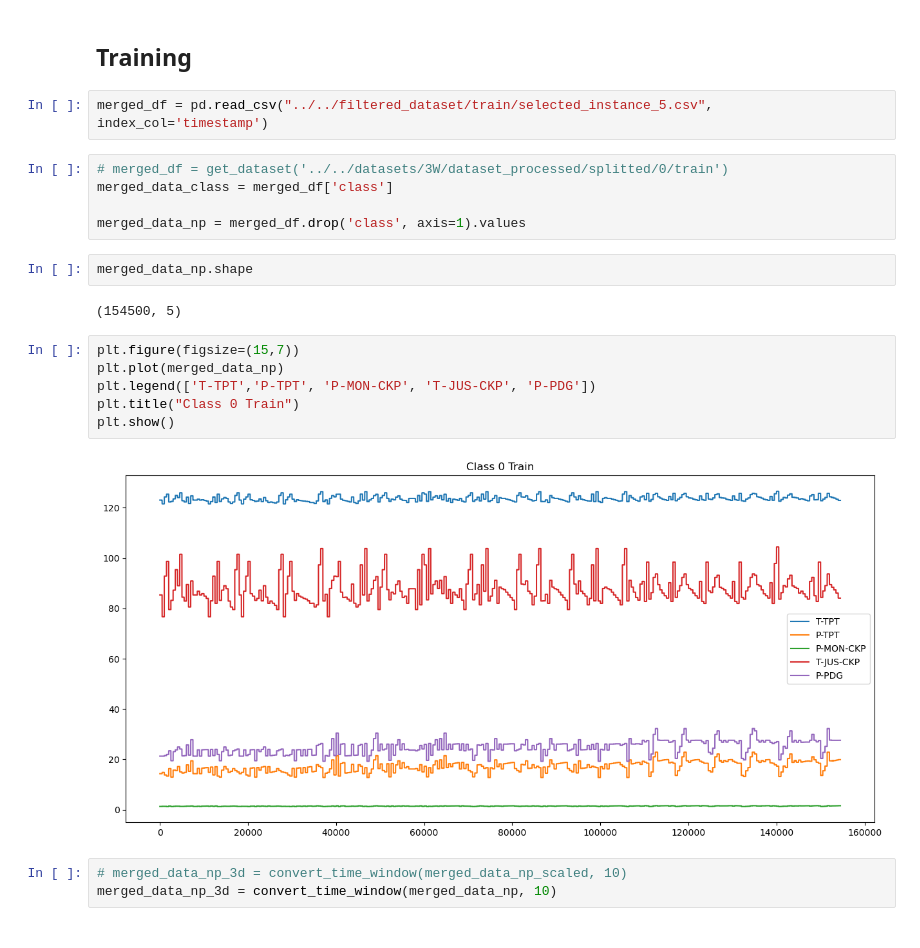
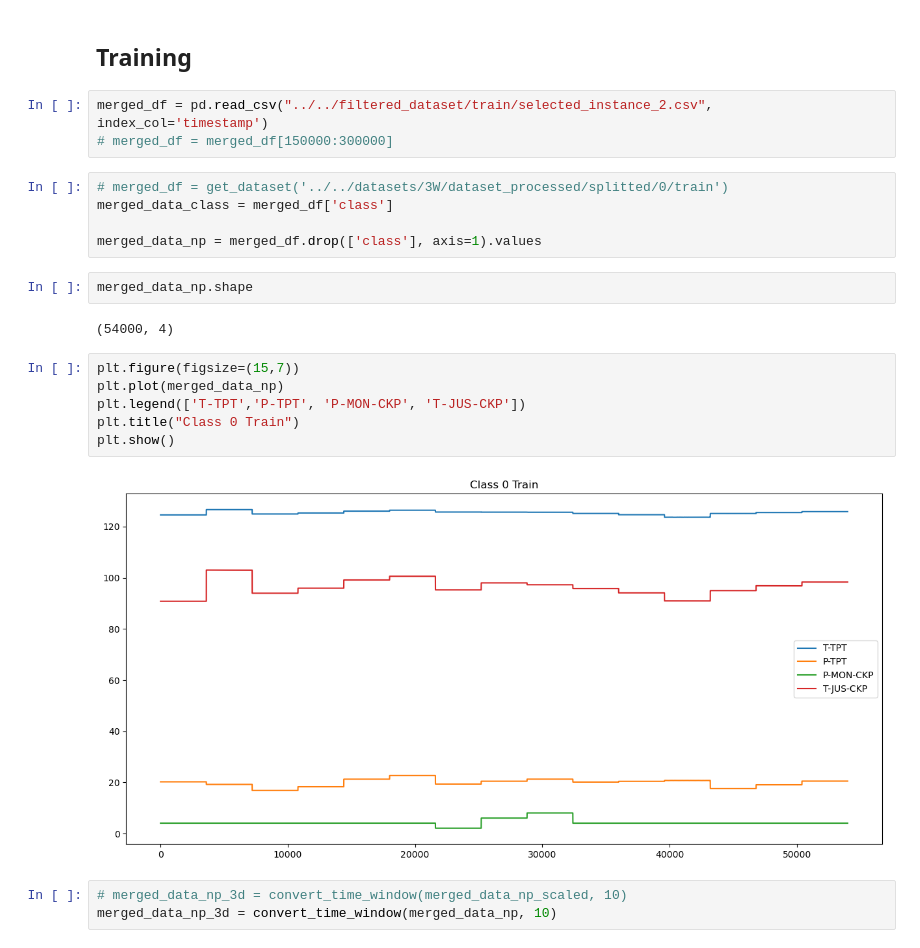
Before and after one commit to frrp16/Anomaly-Detection-Oil-and-Gas, a Jupyter notebook: code/3W/paper-4-lstm-gan-rev copy 2.ipynb, the cells around one changed output. Drawn from its saved outputs; the diff is of its cells as text.

Commit message:
Trained with new train data

```diff
--- a/code/3W/paper-4-lstm-gan-rev copy 2.ipynb
+++ b/code/3W/paper-4-lstm-gan-rev copy 2.ipynb
@@ -209,24 +209,25 @@ def find_optimal_threshold(reconstruction_errors, y_true):
 # %% [markdown]
 ## Training
 # %%
-merged_df = pd.read_csv("../../filtered_dataset/train/selected_instance_5.csv", index_col='timestamp')
+merged_df = pd.read_csv("../../filtered_dataset/train/selected_instance_2.csv", index_col='timestamp')
+# merged_df = merged_df[150000:300000]
 # %%
 # merged_df = get_dataset('../../datasets/3W/dataset_processed/splitted/0/train')
 merged_data_class = merged_df['class']
 
-merged_data_np = merged_df.drop('class', axis=1).values
+merged_data_np = merged_df.drop(['class'], axis=1).values
 # %%
 merged_data_np.shape
 # %% [output]
-(154500, 5)
+(54000, 4)
 # %%
 plt.figure(figsize=(15,7))
 plt.plot(merged_data_np)
-plt.legend(['T-TPT','P-TPT', 'P-MON-CKP', 'T-JUS-CKP', 'P-PDG'])
+plt.legend(['T-TPT','P-TPT', 'P-MON-CKP', 'T-JUS-CKP'])
 plt.title("Class 0 Train")
 plt.show()
 # %% [output]
-[figure, old version]
+[figure, new version]
 # %%
 # merged_data_np_3d = convert_time_window(merged_data_np_scaled, 10)
 merged_data_np_3d = convert_time_window(merged_data_np, 10)
```
Also changed, not shown: parts of 22 cells of this notebook, 5 other files.
